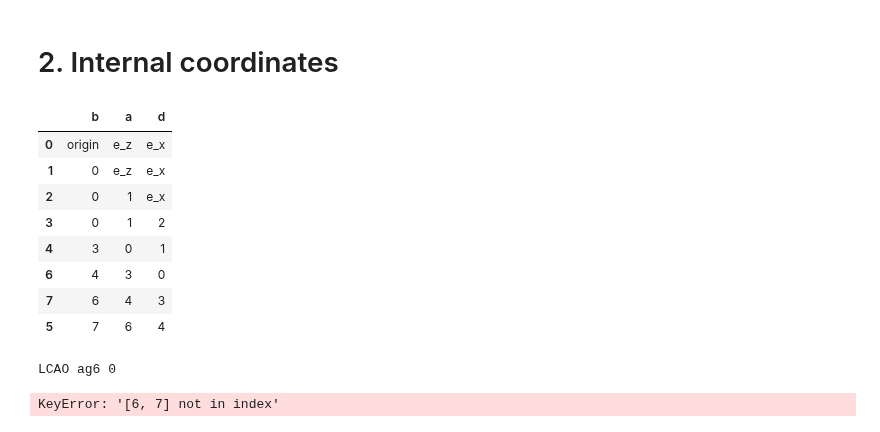
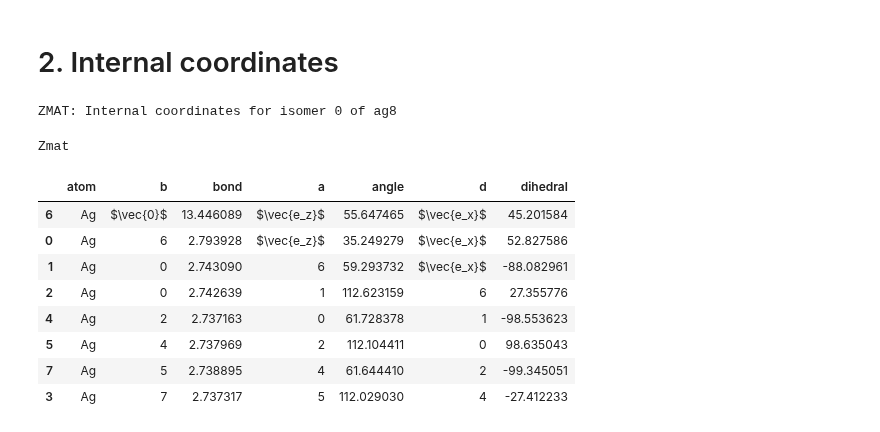
Before and after one commit to anacmolina/ML-DFT, a Jupyter notebook: notebooks/42b - ag8 internal coordinates analysis.ipynb, the cells around one changed output. Cells and saved outputs as stored; diff of their text form; code cells hidden in the pictures.

Commit message:
refactoring internal coordinates + saving database

```diff
--- a/notebooks/42b - ag8 internal coordinates analysis.ipynb
+++ b/notebooks/42b - ag8 internal coordinates analysis.ipynb
@@ -41,24 +43,24 @@ ag8_minimas = {i: ag8_traj[0] for i, ag8_traj in ag8_trajs.items()}
 # %%
-cartesian = cc.Cartesian.from_ase_atoms(ag8_minimas['0'])
+cartesian = cc.Cartesian.from_ase_atoms(get_molecule_isomer_minima('FD-TPSS', 'ag8', 0))
 zmat = cartesian.get_zmat()
 construction_table = cartesian.get_construction_table()
 
-construction_table
+print("ZMAT: Internal coordinates for isomer 0 of ag8")
+zmat
 # %% [output]
+ZMAT: Internal coordinates for isomer 0 of ag8
+Zmat
-|  | b | a | d |
-| 0 | origin | e_z | e_x |
-| 1 | 0 | e_z | e_x |
-| 2 | 0 | 1 | e_x |
-| 3 | 0 | 1 | 2 |
-| 4 | 3 | 0 | 1 |
-| 6 | 4 | 3 | 0 |
-| 7 | 6 | 4 | 3 |
-| 5 | 7 | 6 | 4 |
+|  | atom | b | bond | a | angle | d | dihedral |
+| 6 | Ag | $\vec{0}$ | 13.446089 | $\vec{e_z}$ | 55.647465 | $\vec{e_x}$ | 45.201584 |
+| 0 | Ag | 6 | 2.793928 | $\vec{e_z}$ | 35.249279 | $\vec{e_x}$ | 52.827586 |
+| 1 | Ag | 0 | 2.743090 | 6 | 59.293732 | $\vec{e_x}$ | -88.082961 |
+| 2 | Ag | 0 | 2.742639 | 1 | 112.623159 | 6 | 27.355776 |
+| 4 | Ag | 2 | 2.737163 | 0 | 61.728378 | 1 | -98.553623 |
+| 5 | Ag | 4 | 2.737969 | 2 | 112.104411 | 0 | 98.635043 |
+| 7 | Ag | 5 | 2.738895 | 4 | 61.644410 | 2 | -99.345051 |
+| 3 | Ag | 7 | 2.737317 | 5 | 112.029030 | 4 | -27.412233 |
 # %%
-coord_maps = Coordinates_mapping(construction_table=construction_table,
-                                 calculator_label='LCAO',
-                                 symbols='Ag6',
-                                 etype='dft')
+#coord_maps = Coordinates_mapping(
+#                                 calculator_label='LCAO',
+#                                 chemical_formula='Ag6',
+#                                 etype='dft')
-# %% [output]
-LCAO ag6 0
-KeyError: '[6, 7] not in index'
```
Also changed, not shown: parts of 8 cells of this notebook, 6 other files.
